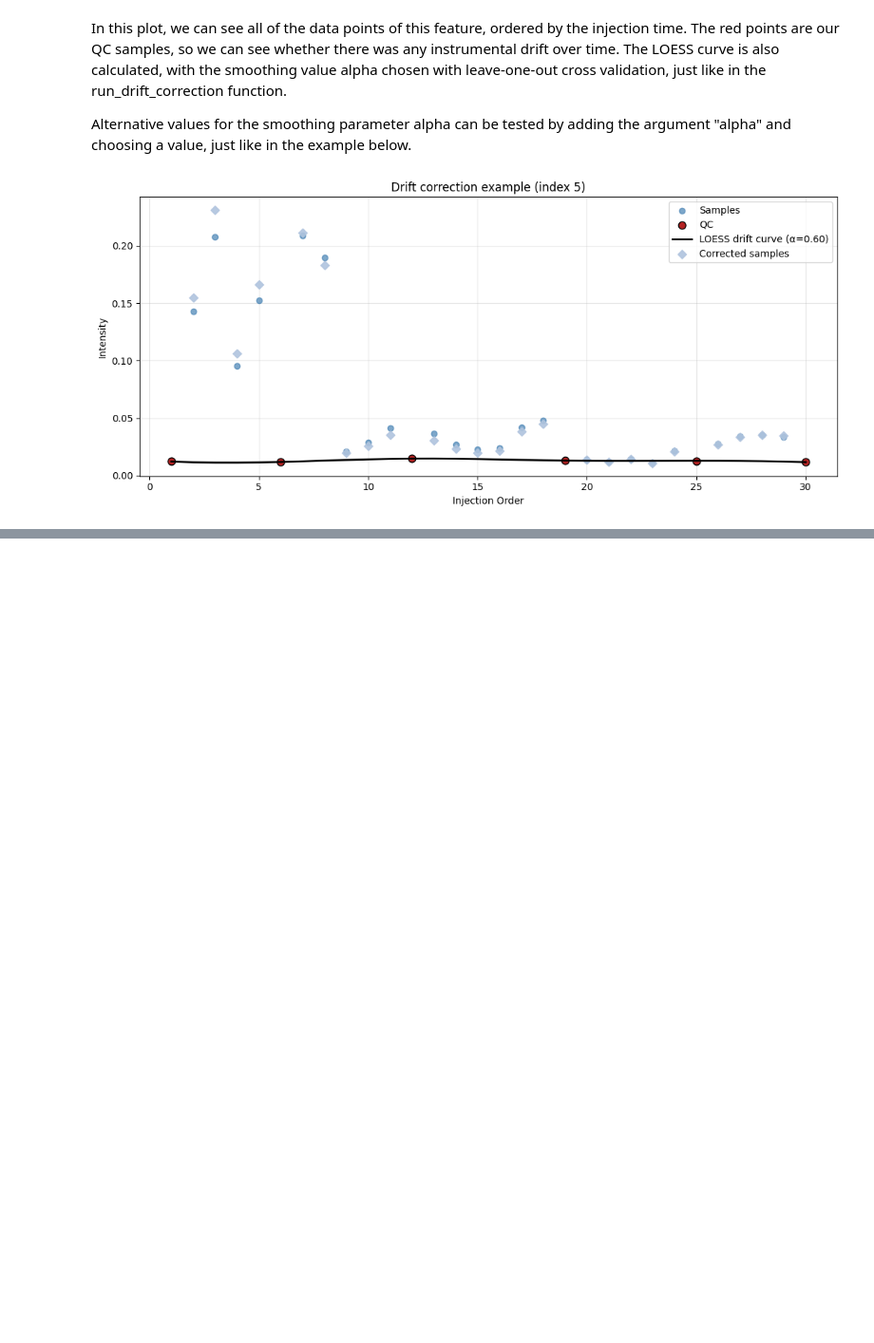
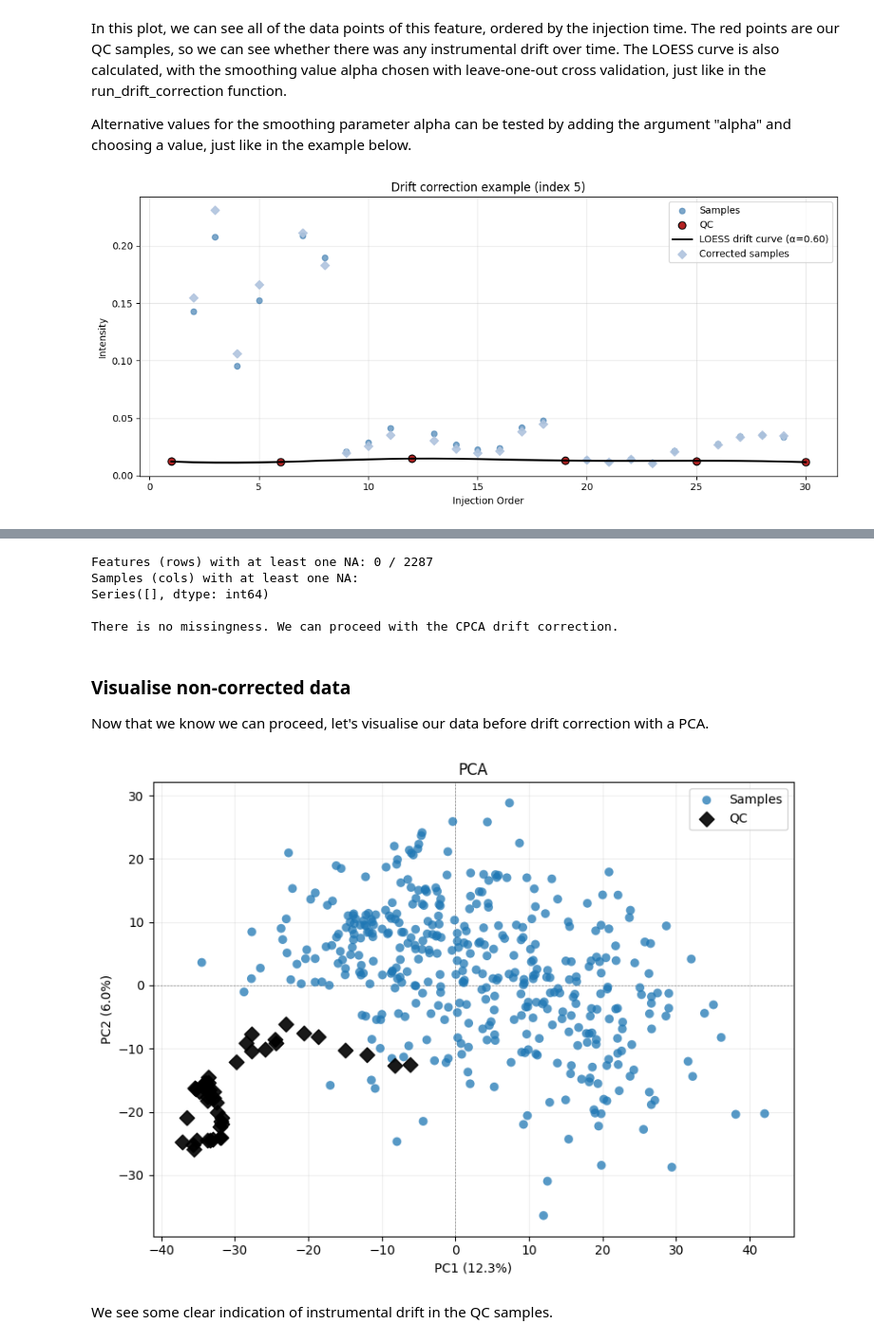
Before and after one commit to Multiomics-Analytics-Group/acore, a Jupyter notebook: docs/api_examples/drift_correction.ipynb, the cells around one changed output, grey strips where cells are left out. Shown at 95% size. Saved outputs shown, nothing was run; the diff lists cells and outputs as text; code cells hidden in the pictures; blank space fills up the shorter version.

Commit message:
Adding CPCA drift correction to api examples and refining code.

```diff
--- a/docs/api_examples/drift_correction.ipynb
+++ b/docs/api_examples/drift_correction.ipynb
@@ -213,0 +227,13 @@ dc.loess_drift_correction.loess_example_curve(
+# %%
+# Load data
+df = pd.read_csv("../../example_data/DidacMauricio_hilic/DM_FIS2018_Hilic_pos_results2023_filled_imputed.csv")
+
+# Define sample columns and qc columns
+collist = list(df.columns.values)
+sample_cols = []
+qc_cols = []
+for col in collist:
+    if col.startswith("AAA"):
+        sample_cols.append(col)
+    elif col.startswith("QC"):
+        qc_cols.append(col)
@@ -213,0 +262,27 @@ dc.loess_drift_correction.loess_example_curve(
+# %%
+if dc.check_missingness(df, sample_cols+qc_cols):
+    print("There are missing values. Consider imputing first, or use LOESS drift correction instead.")
+else:
+    print("\nThere is no missingness. We can proceed with the CPCA drift correction.")
+# %% [output]
+Features (rows) with at least one NA: 0 / 2287
+Samples (cols) with at least one NA:
+Series([], dtype: int64)
+
+There is no missingness. We can proceed with the CPCA drift correction.
+# %% [markdown]
+### Visualise non-corrected data
+
+Now that we know we can proceed, let's visualise our data before drift correction with a PCA.
+# %%
+dc.pca_for_cpca_drift(
+    df,
+    sample_cols,  # list of col names, OR dict {group_name: [col names]}
+    qc_cols,
+    log_transform = True,
+    title = "PCA",
+)
+# %% [output]
+[figure, added]
+# %% [markdown]
+We see some clear indication of instrumental drift in the QC samples.
```
Also changed, not shown: parts of 18 cells of this notebook, 2 other files.
